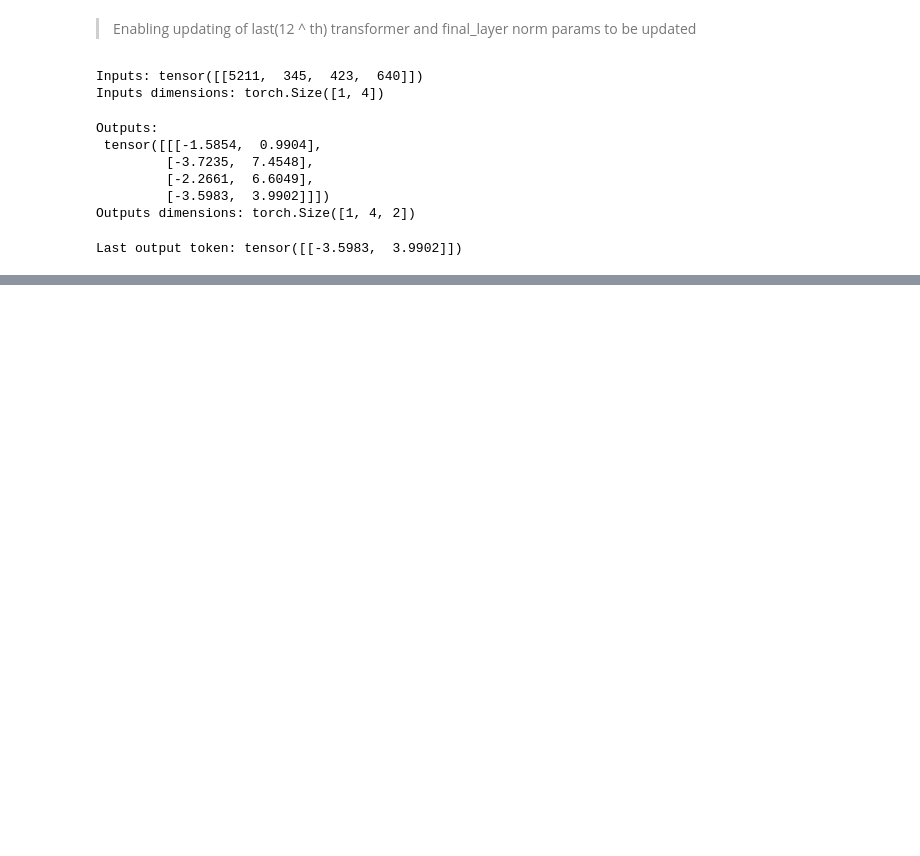
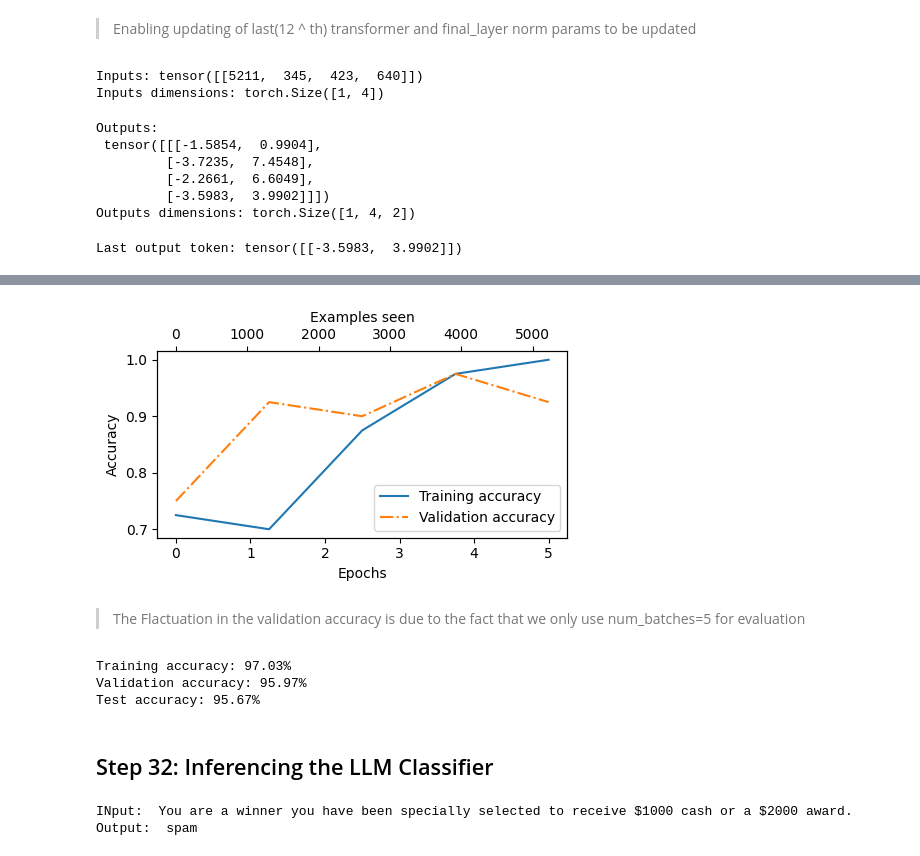
Before and after one commit to KushalRegmi61/gpt2-from-scratch, a Jupyter notebook: notebooks/lmm-from-scratch.ipynb, the cells around one changed output, grey strips where cells are left out. Drawn from its saved outputs; the diff is of its cells as text; code cells hidden in the pictures; blank space fills up the shorter version.

```diff
--- a/notebooks/lmm-from-scratch.ipynb
+++ b/notebooks/lmm-from-scratch.ipynb
@@ -3357,0 +3602,23 @@ Last output token: tensor([[-3.5983,  3.9902]])
+# %%
+epochs_tensor = torch.linspace(0, num_epochs, len(train_accs))
+examples_seen_tensor = torch.linspace(0, examples_seen, len(train_accs))
+
+plot_values(epochs_tensor, examples_seen_tensor, train_accs, val_accs, label="accuracy")
+# %% [output]
+[figure, added]
+# %% [markdown]
+> The Flactuation in the validation accuracy is due to the fact that we only use num_batches=5 for evaluation
+# %%
+train_accuracy = calc_accuracy_loader(train_loader, model, device)
+val_accuracy = calc_accuracy_loader(val_loader, model, device)
+test_accuracy = calc_accuracy_loader(test_loader, model, device)
+
+print(f"Training accuracy: {train_accuracy*100:.2f}%")
+print(f"Validation accuracy: {val_accuracy*100:.2f}%")
+print(f"Test accuracy: {test_accuracy*100:.2f}%")
+# %% [output]
+Training accuracy: 97.03%
+Validation accuracy: 95.97%
+Test accuracy: 95.67%
+# %% [markdown]
+## Step 32: Inferencing the LLM Classifier
@@ -3357,0 +3649,14 @@ Last output token: tensor([[-3.5983,  3.9902]])
+# %%
+
+text_1 = (
+    "You are a winner you have been specially"
+    " selected to receive $1000 cash or a $2000 award."
+)
+
+print('INput: ',text_1)
+print('Output: ',classify_review(
+    text_1, model, tokenizer, device, max_length=train_dataset.max_length
+))
+# %% [output]
+INput:  You are a winner you have been specially selected to receive $1000 cash or a $2000 award.
+Output:  spam
```
Also changed, not shown: parts of 21 cells of this notebook.
